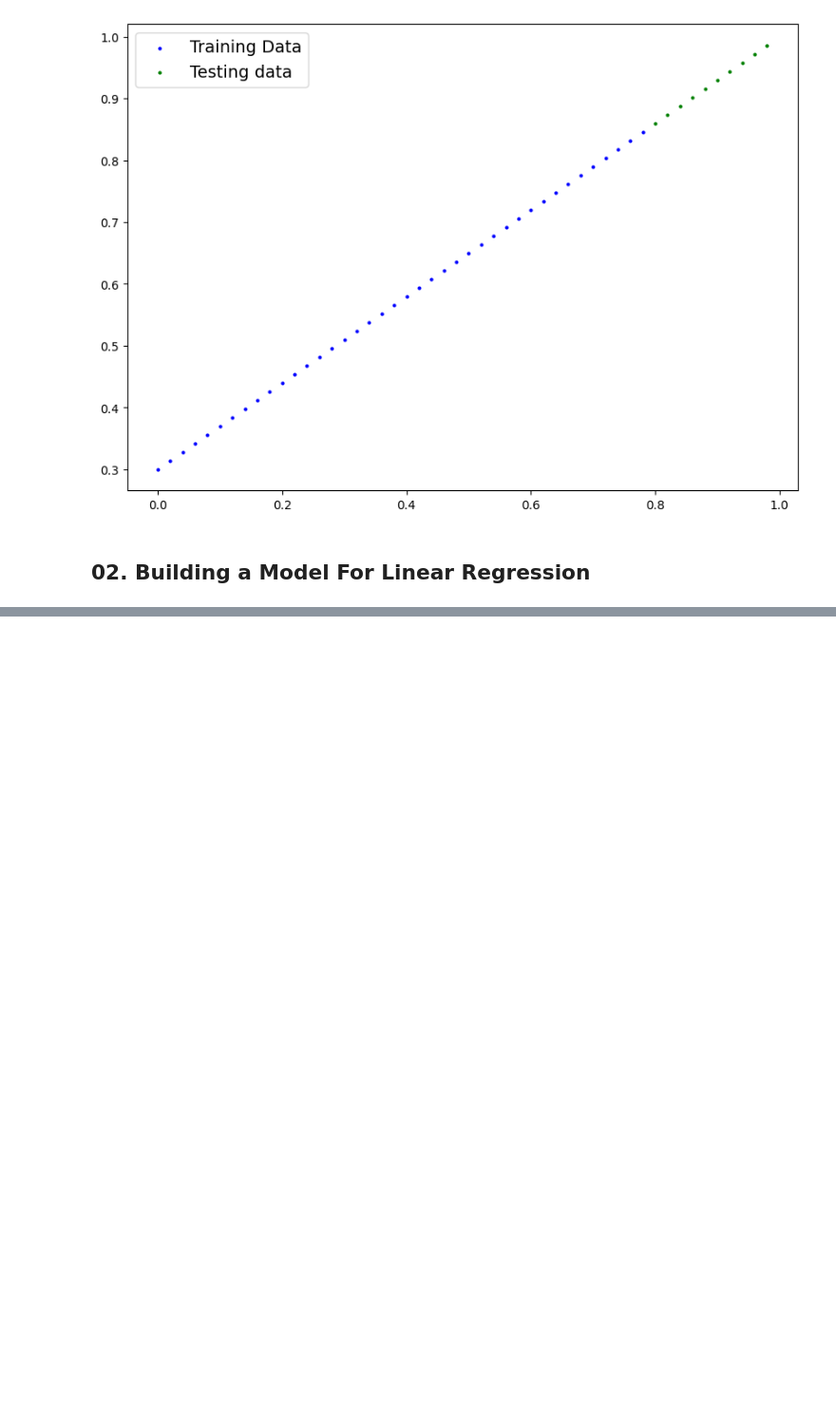
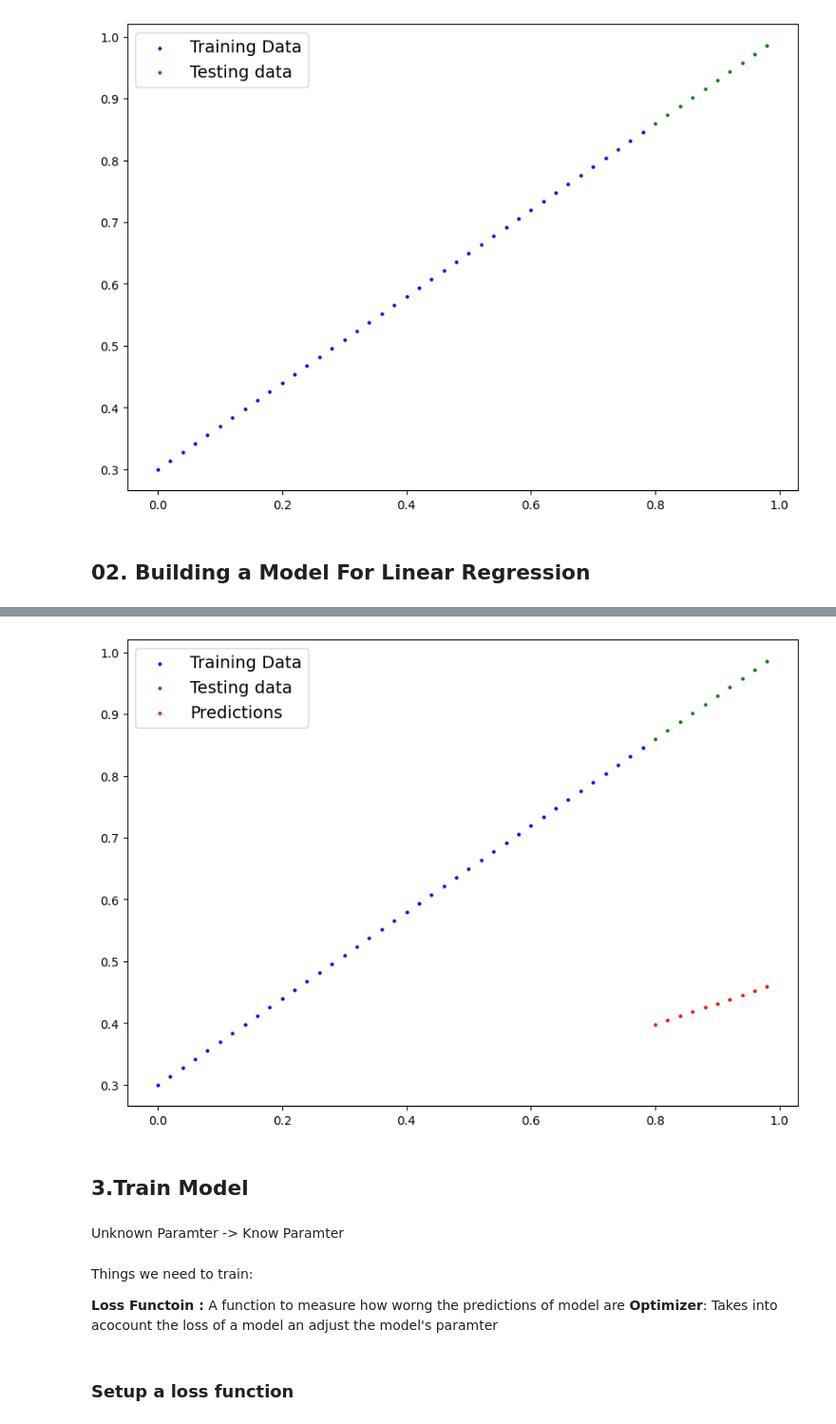
Before and after one commit to Jeevan-Neupane/PyTorch, a Jupyter notebook: 02_Pytorch_Workflow.ipynb, the cells around one changed output, grey strips where cells are left out. Shown: that part at 95% size. Drawn from its saved outputs; the diff is of its cells as text; code cells hidden in the pictures; blank space fills up the shorter version.

Commit message:
upto train and test loop

```diff
--- a/02_Pytorch_Workflow.ipynb
+++ b/02_Pytorch_Workflow.ipynb
@@ -132,0 +133,5 @@ p
+# %%
+torch.manual_seed(42);
+
+model_0 = LinearRegressionModel();
+list(model_0.parameters())
@@ -132,0 +150,6 @@ p
+# %%
+# Making predictions with model
+with torch.inference_mode():
+  y_preds= model_0(X_test);
+
+y_preds
@@ -132,0 +180,15 @@ p
+# %%
+plot_prediction(predictions=y_preds )
+# %% [output]
+[figure, added]
+# %% [markdown]
+## 3.Train Model
+# %% [markdown]
+Unknown Paramter -> Know Paramter
+# %% [markdown]
+Things we need to train:
+
+**Loss Functoin :** A function to measure how worng the predictions of model are
+**Optimizer**: Takes into acocount the loss of a model an adjust the model's paramter
+# %% [markdown]
+### Setup a loss function
```
Also changed, not shown: parts of 17 cells of this notebook.
